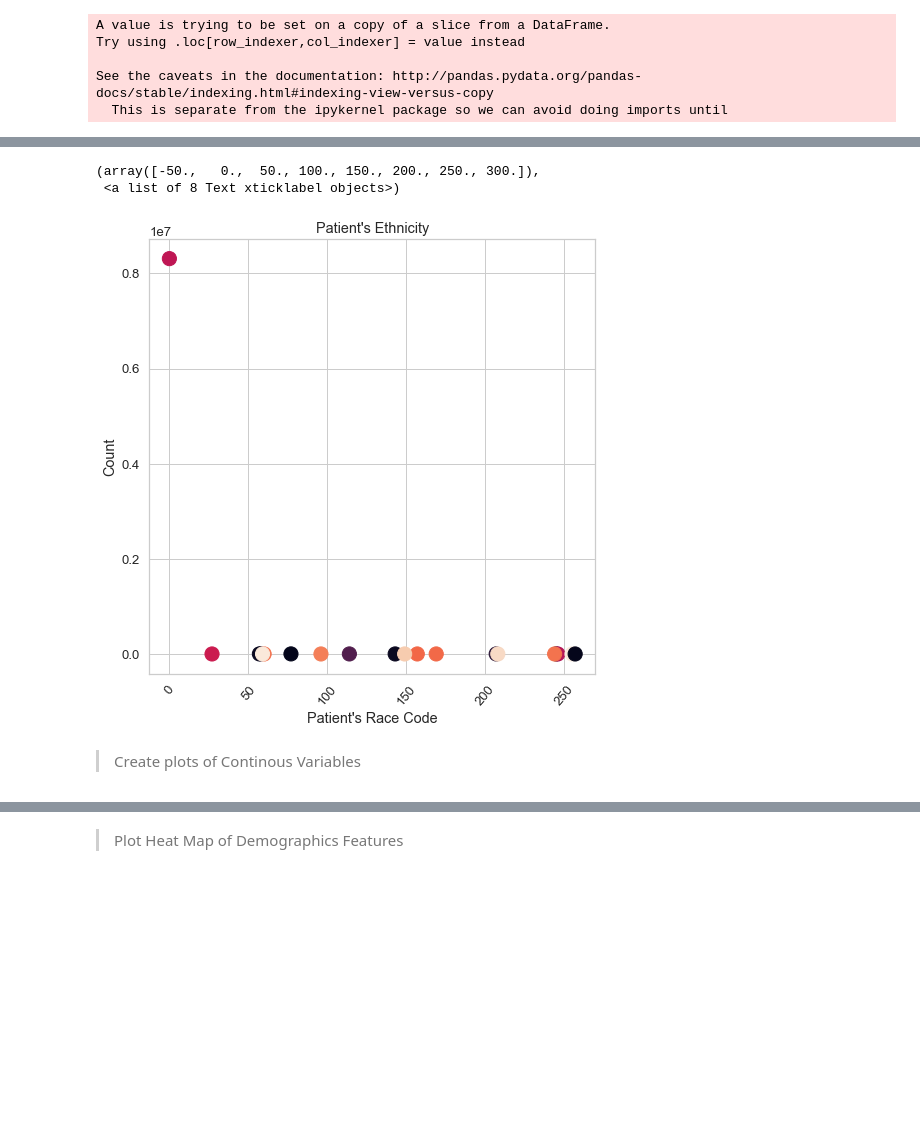
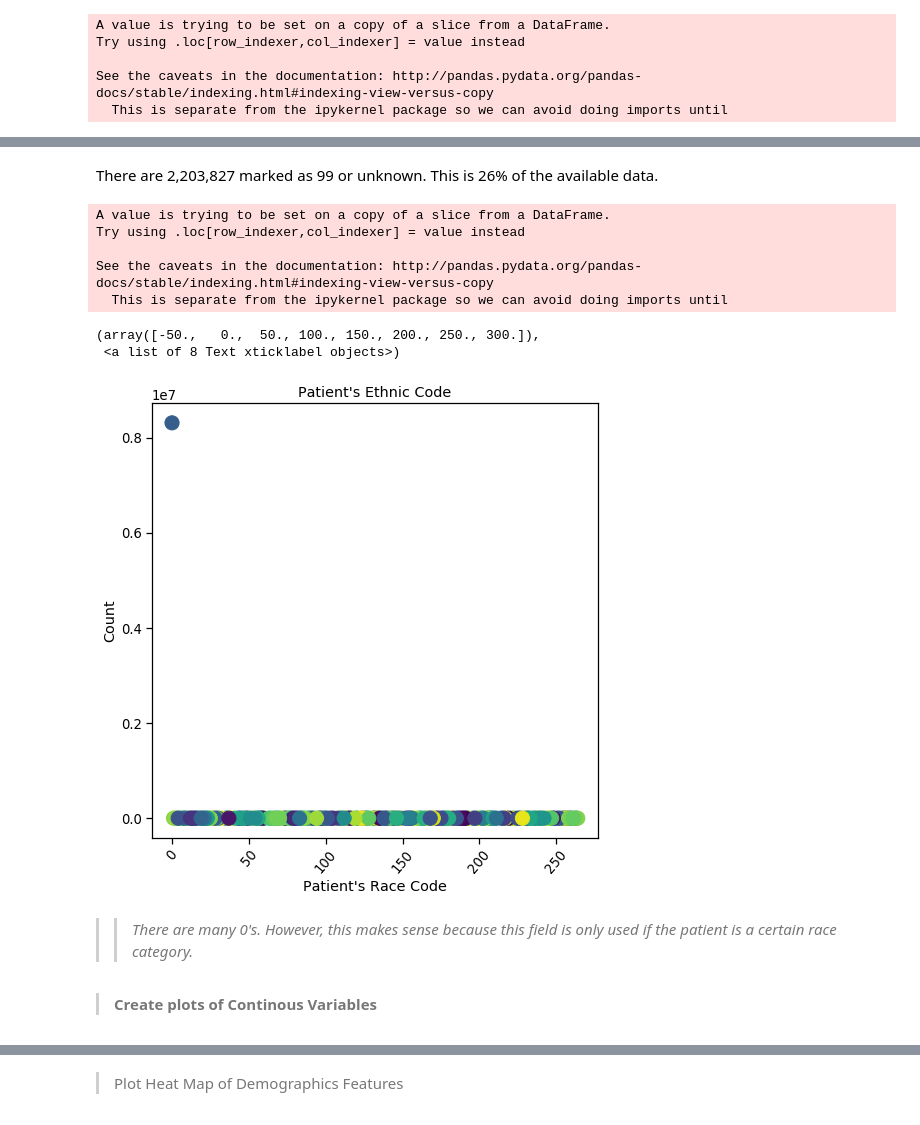
Before and after one commit to IvetteMTapia/Capstone-2_Deep_Learning, a Jupyter notebook: Code - Notebooks/Capstone 2_ Exploratory Analysis.ipynb, the cells around one changed output, grey strips where cells are left out. Drawn from its saved outputs; the diff is of its cells as text; code cells hidden in the pictures; blank space fills up the shorter version.

```diff
--- a/Code - Notebooks/Capstone 2_ Exploratory Analysis.ipynb
+++ b/Code - Notebooks/Capstone 2_ Exploratory Analysis.ipynb
@@ -184,13 +188,7 @@ See the caveats in the documentation: http://pandas.pydata.org/pandas-docs/stabl
 # %%
-# Filter by number of children (greater than 15 children). These are suspect entries
+# Filter by number of children (greater than 15 children). These are suspect entries.
 
-print('Rows with number of children > 20: ', len(pat_charc_data[pat_charc_data['NUM_FILHOS'] > 20]))
+print('Rows with number of children > 15: ', len(pat_charc_data[pat_charc_data['NUM_FILHOS'] > 15]))
 
-# Replace rows with values greater than 20 with nan's
-
-pat_charc_data.loc[pat_charc_data['NUM_FILHOS'] > 20, 'NUM_FILHOS'] = np.nan
-
-# Check that the rows greater than 20 are 0
-
-print('Rows greater than 20 after replace: ', len(pat_charc_data[pat_charc_data['NUM_FILHOS'] > 20]))
+print('Rows with number of children = 0: ', len(pat_charc_data[pat_charc_data['NUM_FILHOS'] == 0]))
 # %% [output]
@@ -361,26 +375,40 @@ plt.xticks(rotation = 50)
+# %% [markdown]
+There are 2,203,827 marked as 99 or unknown. This is 26% of the available data.
+# %%
+#Replace 99's with np.nan
+
+pat_charc_data['RACA_COR'] = pat_charc_data['RACA_COR'].replace(to_replace = 99, value = np.nan)
+# %% [output]
+A value is trying to be set on a copy of a slice from a DataFrame.
+Try using .loc[row_indexer,col_indexer] = value instead
+
+See the caveats in the documentation: http://pandas.pydata.org/pandas-docs/stable/indexing.html#indexing-view-versus-copy
+  This is separate from the ipykernel package so we can avoid doing imports until
 # %%
-# Plot Top 20 ethnicities of patients
+# Plot ethnicities of patients
 
-colors = np.random.rand(20)
+colors = np.random.rand(len(count_etnia))
 
 plt.figure(figsize=(8, 8))
 
-plt.scatter(x = top20_count_etnia['index'], y = top20_count_etnia['ETNIA'],
+plt.scatter(x = count_etnia['index'], y = count_etnia['ETNIA'],
             s= 200, c = colors)
 
 plt.ylabel('Count')
 
 plt.xlabel("Patient's Race Code")
 
-plt.title("Patient's Ethnicity")
+plt.title("Patient's Ethnic Code")
 
 plt.xticks(rotation = 50)
 # %% [output]
 (array([-50.,   0.,  50., 100., 150., 200., 250., 300.]),
  <a list of 8 Text xticklabel objects>)
-[figure, old version]
+[figure, new version]
+# %% [markdown]
+>> *There are many 0's. However, this makes sense because this field is only used if the patient is a certain race category.*
 # %% [markdown]
-> Create plots of Continous Variables
+> **Create plots of Continous Variables**
 # %%
 # Plot age variable
 
```
Also changed, not shown: parts of 48 cells of this notebook.
